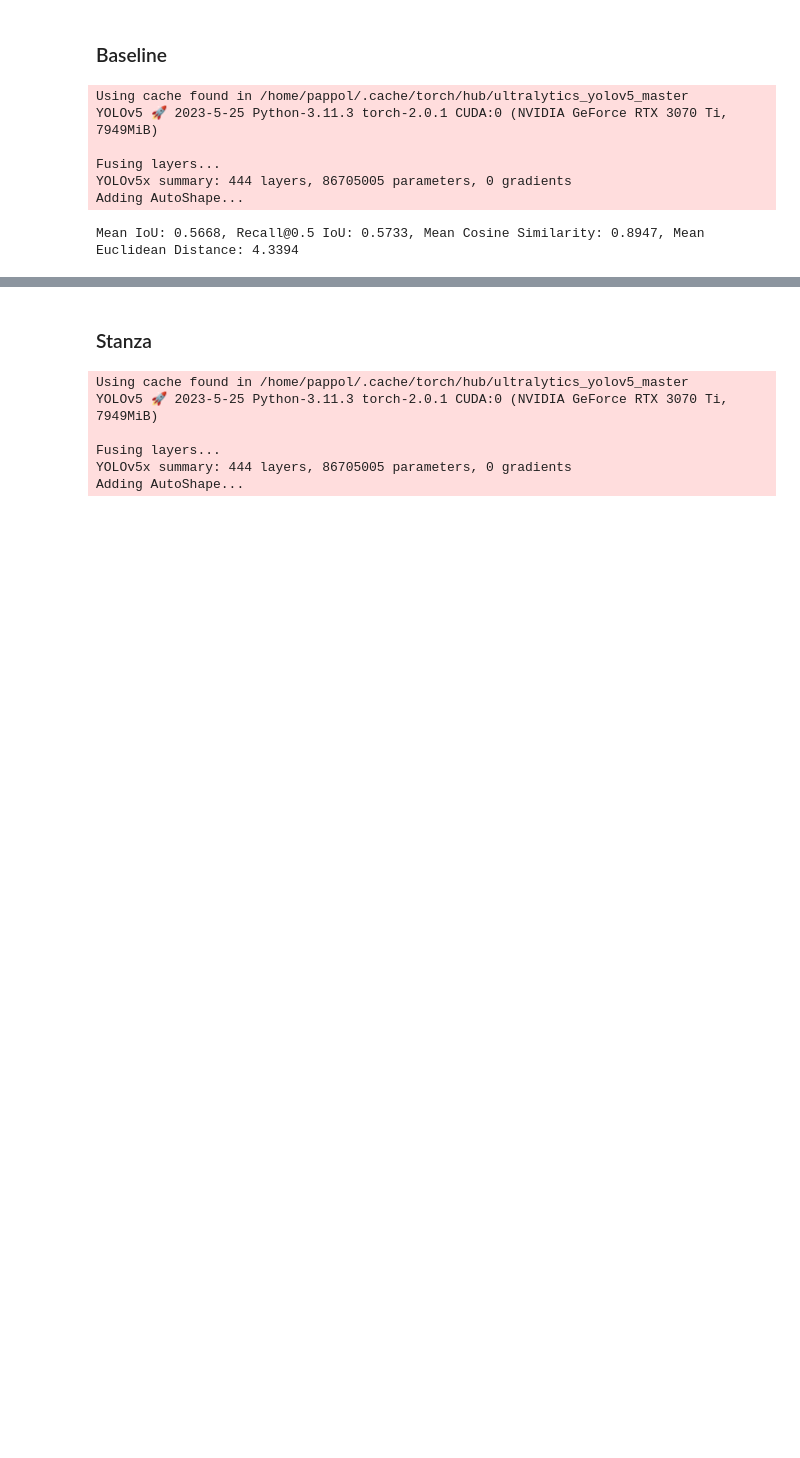
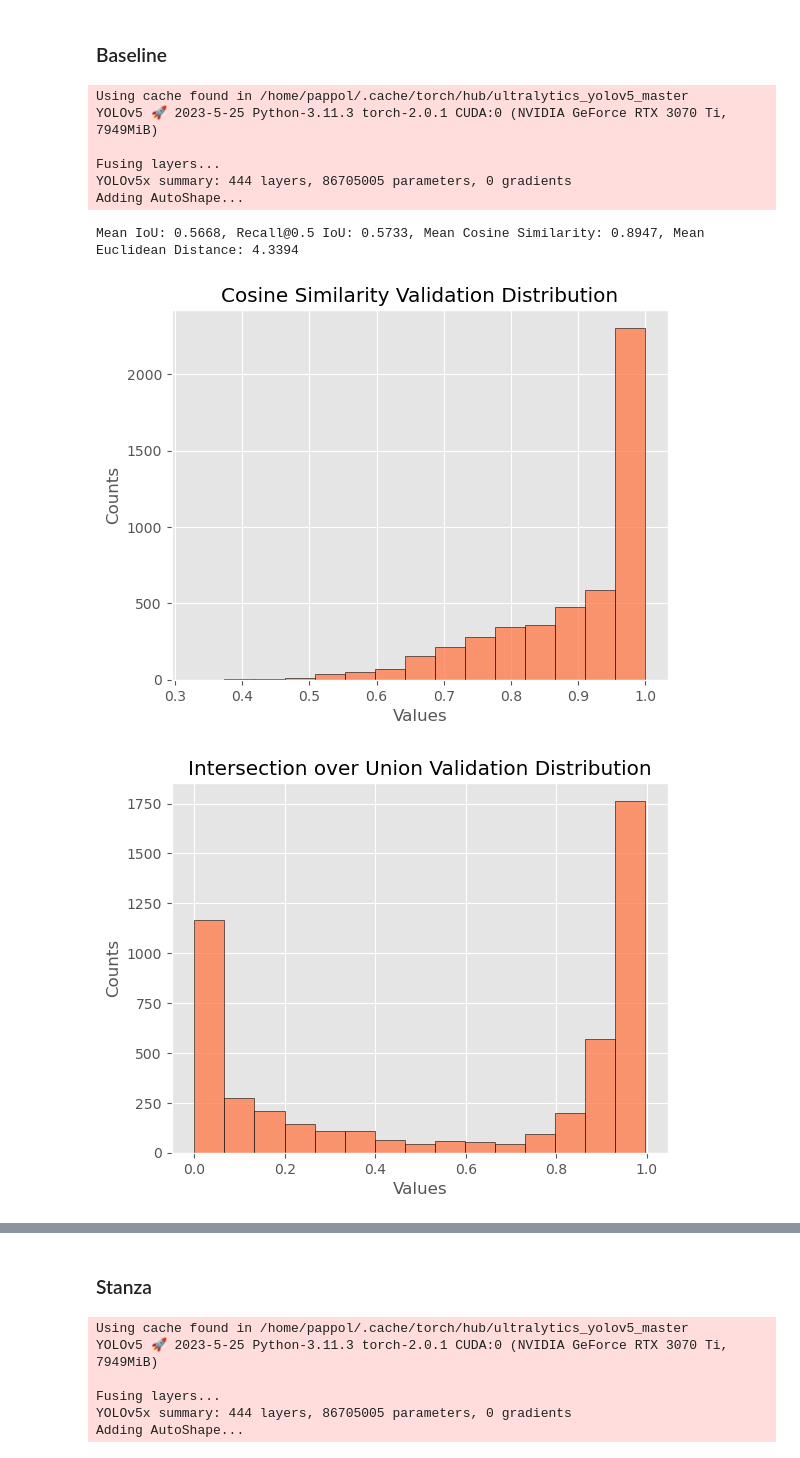
Before and after one commit to nicolazilio0/deepRiccy, a Jupyter notebook: final_notebook.ipynb, the cells around one changed output, grey strips where cells are left out. Saved outputs shown, nothing was run; the diff lists cells and outputs as text; code cells hidden in the pictures; blank space fills up the shorter version.

```diff
--- a/final_notebook.ipynb
+++ b/final_notebook.ipynb
@@ -94,0 +122,12 @@ This section is dedicated to technical function to clean the code and make it mo
+# %%
+#funcrtion that given the path to the csv file, plots the metrics
+def plot_metrics(csv_path, title, color):
+    dataframe = pd.read_csv(csv_path)
+    old_name = str(dataframe.columns[0])
+    dataframe = dataframe[old_name].tolist()
+    plt.style.use('ggplot')
+    plt.hist(dataframe, bins=15, edgecolor = "black", alpha=0.8, color = color)  # Adjust the number of bins as needed
+    plt.xlabel('Values')
+    plt.ylabel('Counts')
+    plt.title(title)
+    plt.show()
@@ -2083,3 +2142,10 @@ validate(baseline, dataset.get_validation())
 Mean IoU: 0.5668, Recall@0.5 IoU: 0.5733, Mean Cosine Similarity: 0.8947, Mean Euclidean Distance: 4.3394
 # %%
 test_on_one_image(baseline, dataset.get_test(), 455)
+# %%
+plot_metrics("csv/baseline_cosine_similarity.csv", "Cosine Similarity Validation Distribution", "coral")
+plot_metrics("csv/baseline_iou.csv", "Intersection over Union Validation Distribution", "coral")
+plot_metrics("csv/baseline_euclidean_distance.csv", "Euclidean Distance Validation Distribution", "coral")
+# %% [output]
+[figure, added]
+[figure, added]
```
Also changed, not shown: parts of 25 cells of this notebook.
